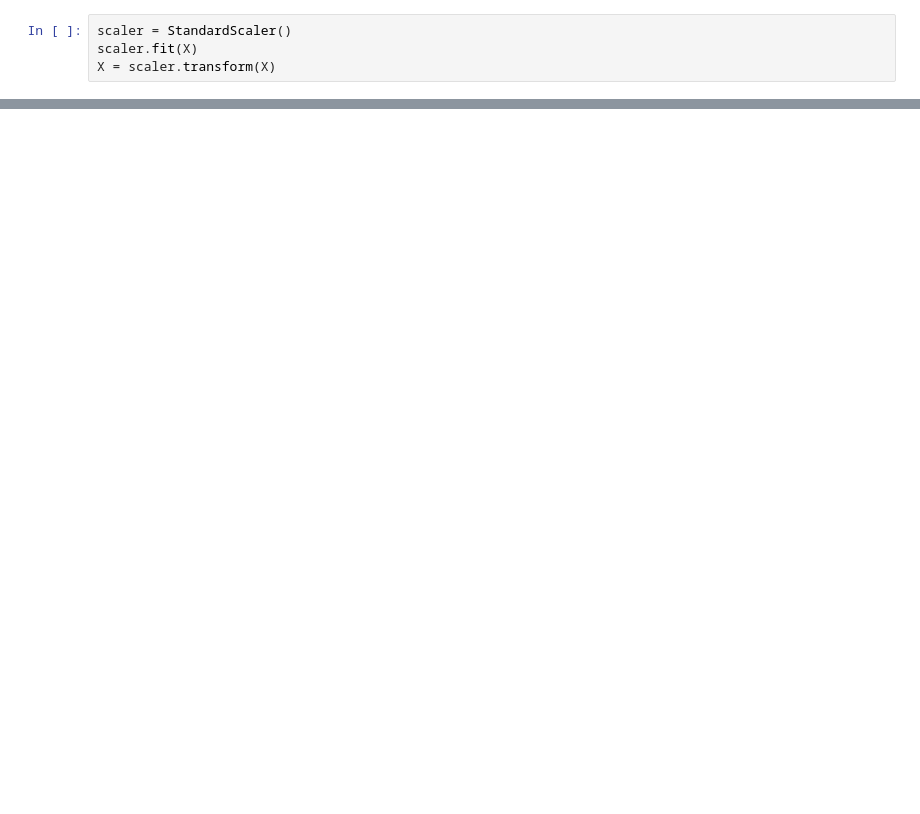
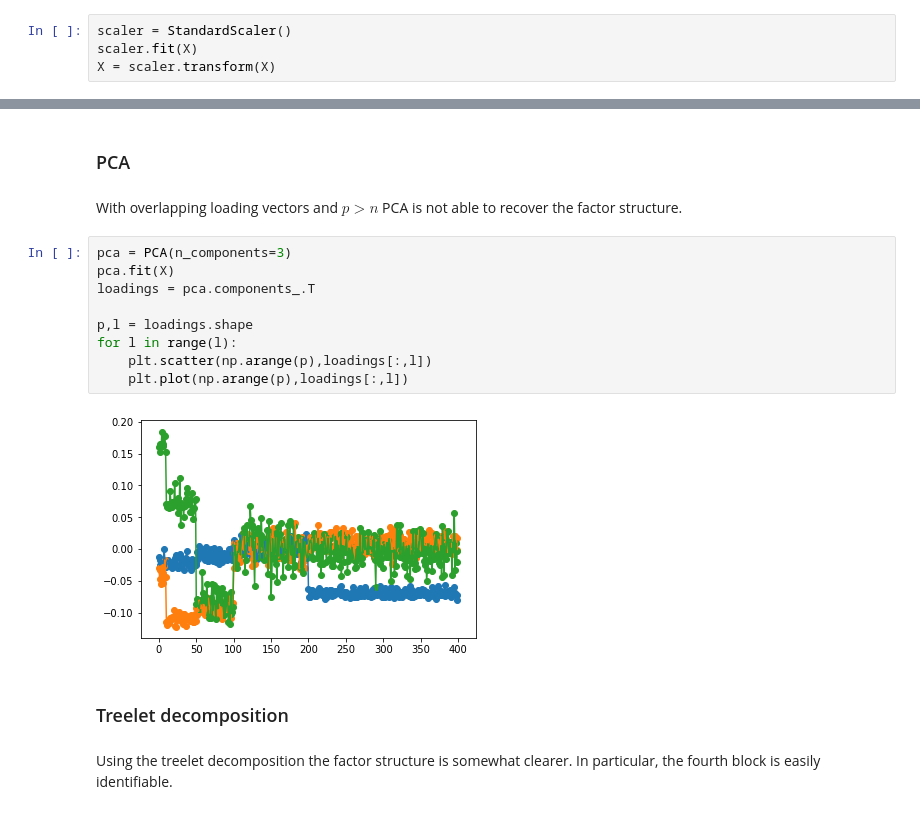
Before and after one commit to Shakeel95/Dimension-Reduction-Trees, a Jupyter notebook: prototypes/3-linear-mixture-model.ipynb, the cells around one changed output, grey strips where cells are left out. Cells and saved outputs as stored; diff of their text form; blank space fills up the shorter version.

Commit message:
Adds completed notebook reproducing examples from original treelet paper - needs spellcheck!

```diff
--- a/prototypes/3-linear-mixture-model.ipynb
+++ b/prototypes/3-linear-mixture-model.ipynb
@@ -165,0 +267,19 @@ C = np.cov(X, rowvar = False)
+# %% [markdown]
+### PCA
+# %% [markdown]
+With overlapping loading vectors and $p>n$ PCA is not able to recover the factor structure.
+# %%
+pca = PCA(n_components=3)
+pca.fit(X)
+loadings = pca.components_.T
+
+p,l = loadings.shape
+for l in range(l):
+    plt.scatter(np.arange(p),loadings[:,l])
+    plt.plot(np.arange(p),loadings[:,l])
+# %% [output]
+[figure, added]
+# %% [markdown]
+### Treelet decomposition
+# %% [markdown]
+Using the treelet decomposition the factor structure is somewhat clearer. In particular, the fourth block is easily identifiable.
```
Also changed, not shown: parts of 45 cells of this notebook, 4 other files.
